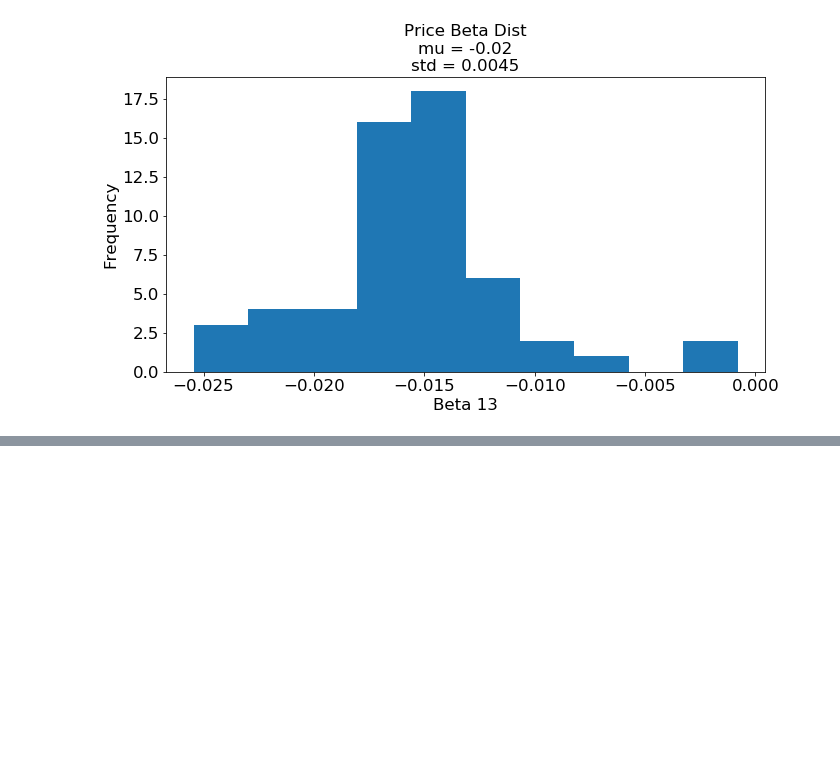
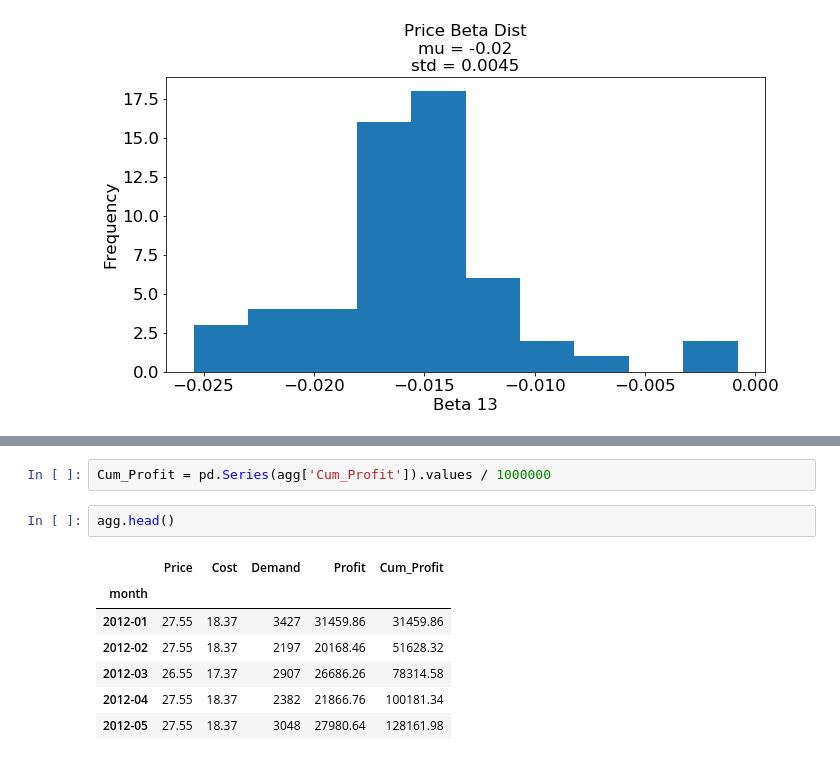
Before and after one commit to bulentarslan/drink-worthy-data, a Jupyter notebook: drink-worthy-data.ipynb, the cells around one changed output, grey strips where cells are left out. Drawn from its saved outputs; the diff is of its cells as text; blank space fills up the shorter version.

```diff
--- a/drink-worthy-data.ipynb
+++ b/drink-worthy-data.ipynb
@@ -388,0 +409,12 @@ fig.savefig('./img/price_elasticity_hist.png')
+# %%
+Cum_Profit = pd.Series(agg['Cum_Profit']).values / 1000000
+# %%
+agg.head()
+# %% [output]
+|  | Price | Cost | Demand | Profit | Cum_Profit |
+| month |  |  |  |  |  |
+| 2012-01 | 27.55 | 18.37 | 3427 | 31459.86 | 31459.86 |
+| 2012-02 | 27.55 | 18.37 | 2197 | 20168.46 | 51628.32 |
+| 2012-03 | 26.55 | 17.37 | 2907 | 26686.26 | 78314.58 |
+| 2012-04 | 27.55 | 18.37 | 2382 | 21866.76 | 100181.34 |
+| 2012-05 | 27.55 | 18.37 | 3048 | 27980.64 | 128161.98 |
```
Also changed, not shown: parts of 10 cells of this notebook, 5 other files.
